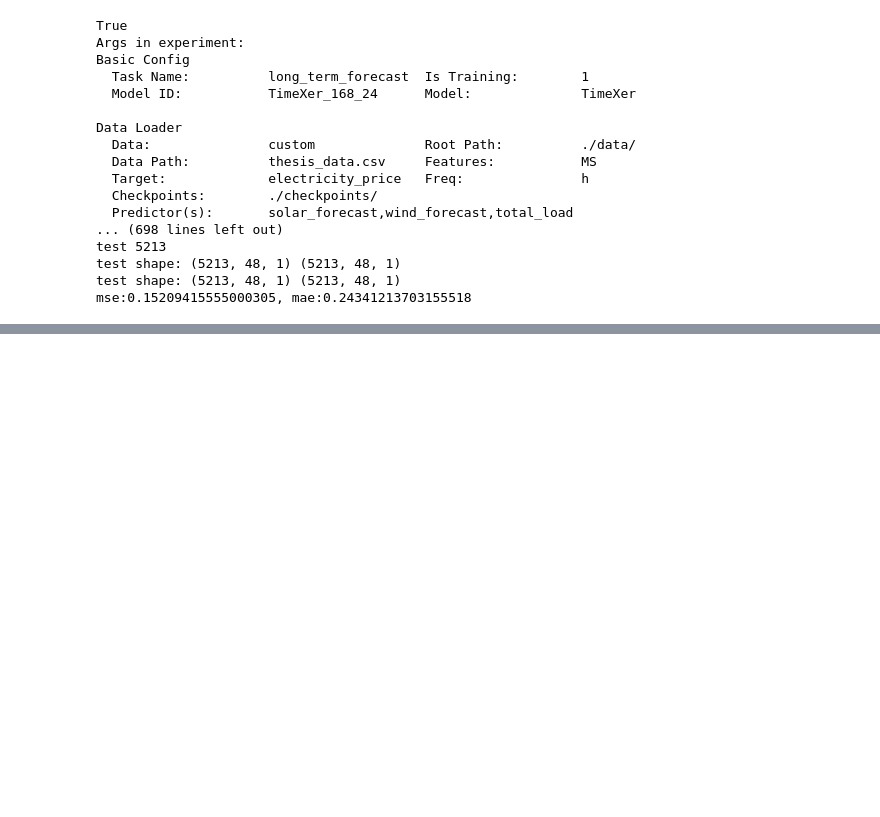
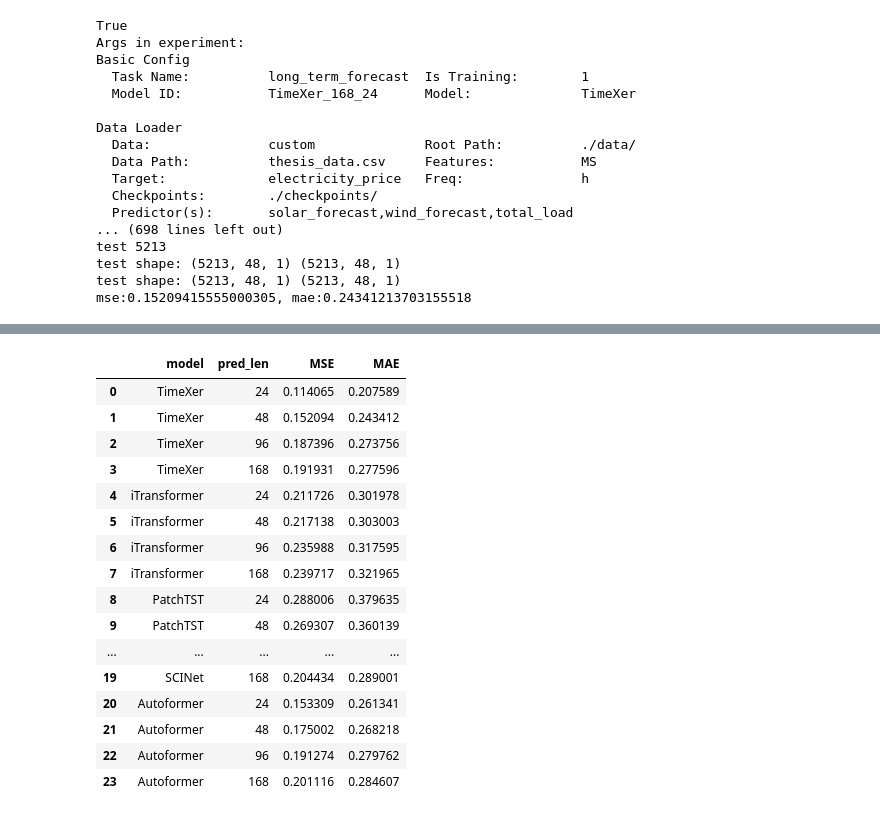
Before and after one commit to emircanince/power, a Jupyter notebook: forecasting_final.ipynb, the cells around one changed output, grey strips where cells are left out. Drawn from its saved outputs; the diff is of its cells as text; code cells hidden in the pictures; blank space fills up the shorter version.

```diff
--- a/forecasting_final.ipynb
+++ b/forecasting_final.ipynb
@@ -198,0 +225,26 @@ mse:0.15209415555000305, mae:0.24341213703155518
+# %%
+df['pred_len'] = df['model_id'].str.split('_').str[-1].astype(int)
+df['model'] = df['model_id'].str.rsplit('_', n=1).str[0]
+df['model'] = df['model'].str.replace('_168$', '', regex=True)
+
+df = df[['model', 'pred_len', 'MSE', 'MAE']]
+
+df
+# %% [output]
+|  | model | pred_len | MSE | MAE |
+| 0 | TimeXer | 24 | 0.114065 | 0.207589 |
+| 1 | TimeXer | 48 | 0.152094 | 0.243412 |
+| 2 | TimeXer | 96 | 0.187396 | 0.273756 |
+| 3 | TimeXer | 168 | 0.191931 | 0.277596 |
+| 4 | iTransformer | 24 | 0.211726 | 0.301978 |
+| 5 | iTransformer | 48 | 0.217138 | 0.303003 |
+| 6 | iTransformer | 96 | 0.235988 | 0.317595 |
+| 7 | iTransformer | 168 | 0.239717 | 0.321965 |
+| 8 | PatchTST | 24 | 0.288006 | 0.379635 |
+| 9 | PatchTST | 48 | 0.269307 | 0.360139 |
+| ... | ... | ... | ... | ... |
+| 19 | SCINet | 168 | 0.204434 | 0.289001 |
+| 20 | Autoformer | 24 | 0.153309 | 0.261341 |
+| 21 | Autoformer | 48 | 0.175002 | 0.268218 |
+| 22 | Autoformer | 96 | 0.191274 | 0.279762 |
+| 23 | Autoformer | 168 | 0.201116 | 0.284607 |
```
Also changed, not shown: parts of 5 cells of this notebook, 2 other files.
